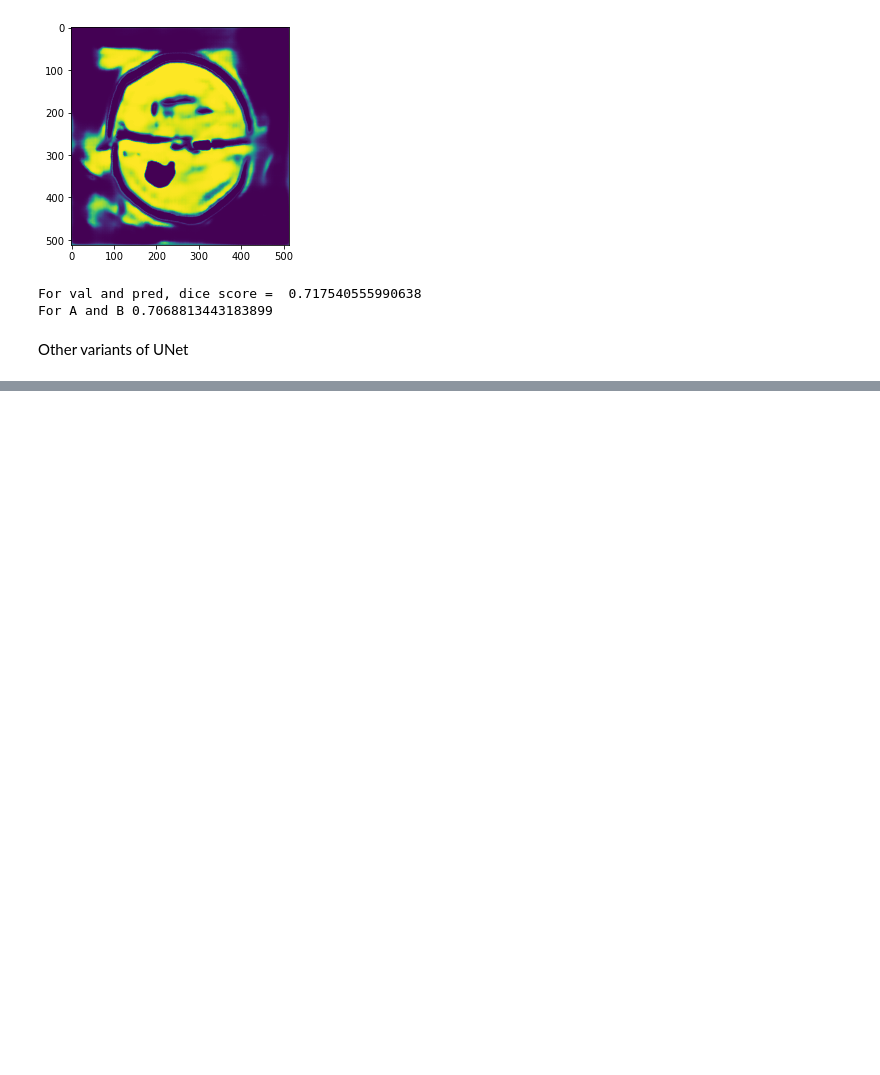
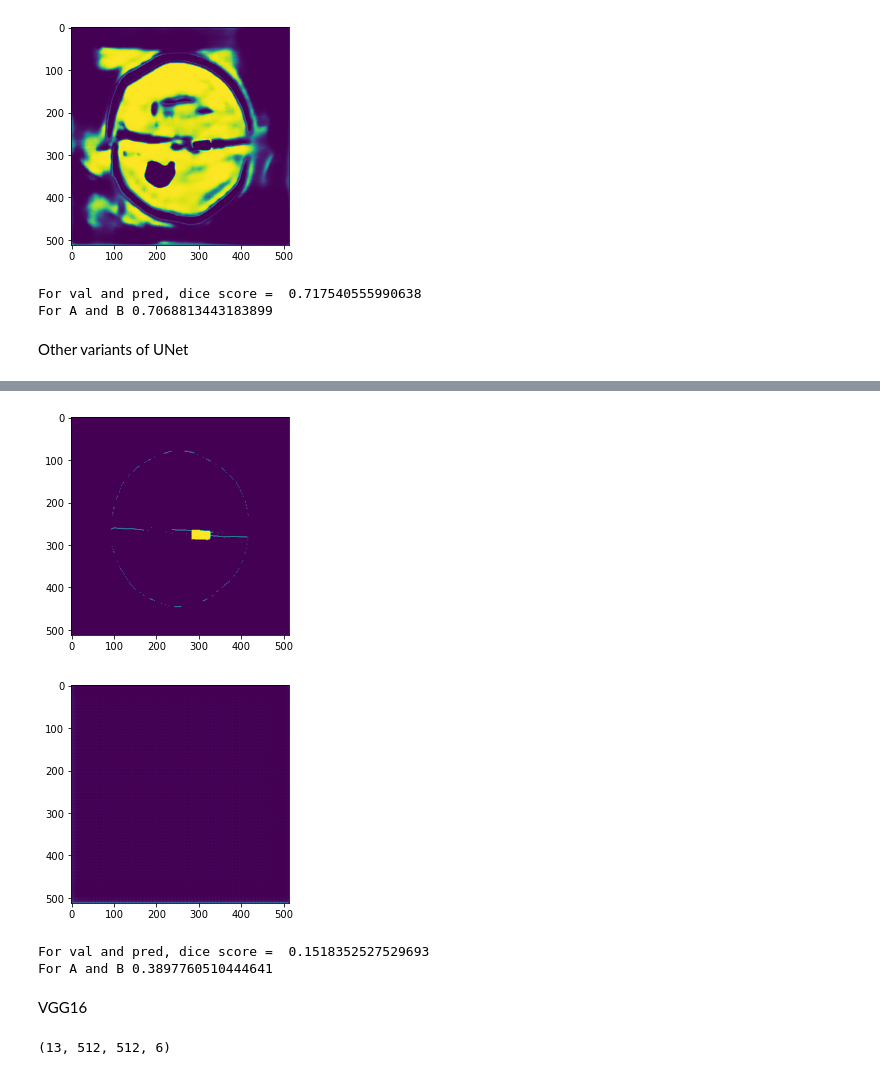
Before and after one commit to xanthan011/fetal-segmentation, a Jupyter notebook: test.ipynb, the cells around one changed output, grey strips where cells are left out. Saved outputs shown, nothing was run; the diff lists cells and outputs as text; code cells hidden in the pictures; blank space fills up the shorter version.

```diff
--- a/test.ipynb
+++ b/test.ipynb
@@ -213,0 +261,17 @@ Other variants of UNet
+# %%
+model_pretrained_inception = ["unet_with_inception_backbone_with_dice_and_focal_batch_4.hdf5","unet_with_inception_backbone_with_dice_and_focal.hdf5"]
+#unet_with_inception_backbone_with_dice_and_focal.hdf5 (batch size 8) performed better but overall, both didn't converge
+n_classes=6
+activation='softmax'
+
+BACKBONE2 = 'inceptionv3'
+preprocess_input2 = sm.get_preprocessing(BACKBONE2)
+
+# preprocess input
+X_val = preprocess_input2(val_images)
+X_test = preprocess_input2(test_images)
+
+# define model
+model2 = sm.Unet(BACKBONE2, encoder_weights='imagenet', classes=n_classes, activation=activation)
+
+model2 = tf.keras.models.load_model(model_pretrained_inception[1], compile = False)
@@ -213,0 +283,22 @@ Other variants of UNet
+# %%
+y_pred=model2.predict(X_val)
+i = 0
+j = 3
+plt.imshow(val_masks_cat[i,:,:,j])
+plt.show()
+plt.imshow(y_pred[i,:,:,j])
+plt.show()
+# %% [output]
+[figure, added]
+[figure, added]
+# %%
+y_pred=model2.predict(X_val)
+dice_score = dice_coef_multilabel(val_masks_cat, y_pred, 6)
+print(f'For val and pred, dice score =  {dice_score}')
+iou = iou_coef(val_masks_cat, y_pred)
+print(f'For A and B {iou}')
+# %% [output]
+For val and pred, dice score =  0.1518352527529693
+For A and B 0.3897760510444641
+# %% [markdown]
+VGG16
@@ -213,0 +320,5 @@ Other variants of UNet
+# %%
+y_pred=model3.predict(X_test)
+print(y_pred.shape)
+# %% [output]
+(13, 512, 512, 6)
```
Also changed, not shown: parts of 12 cells of this notebook.
